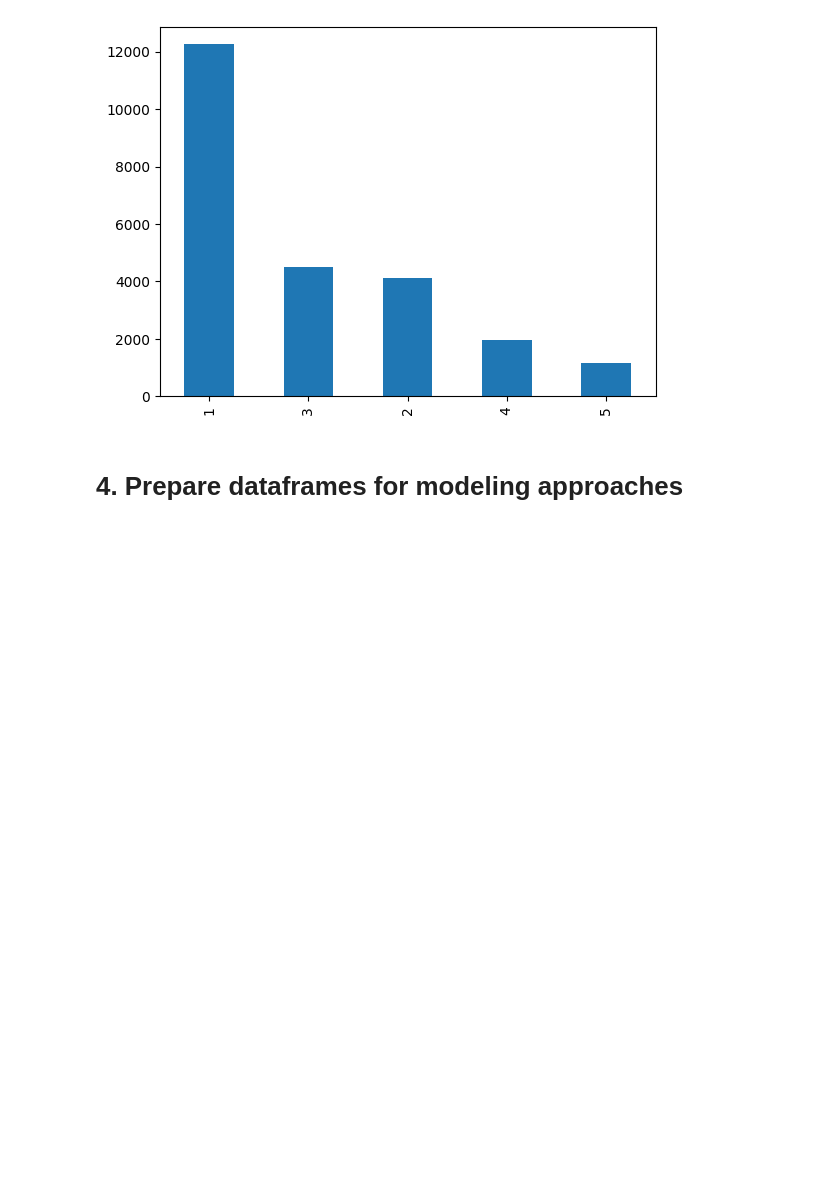
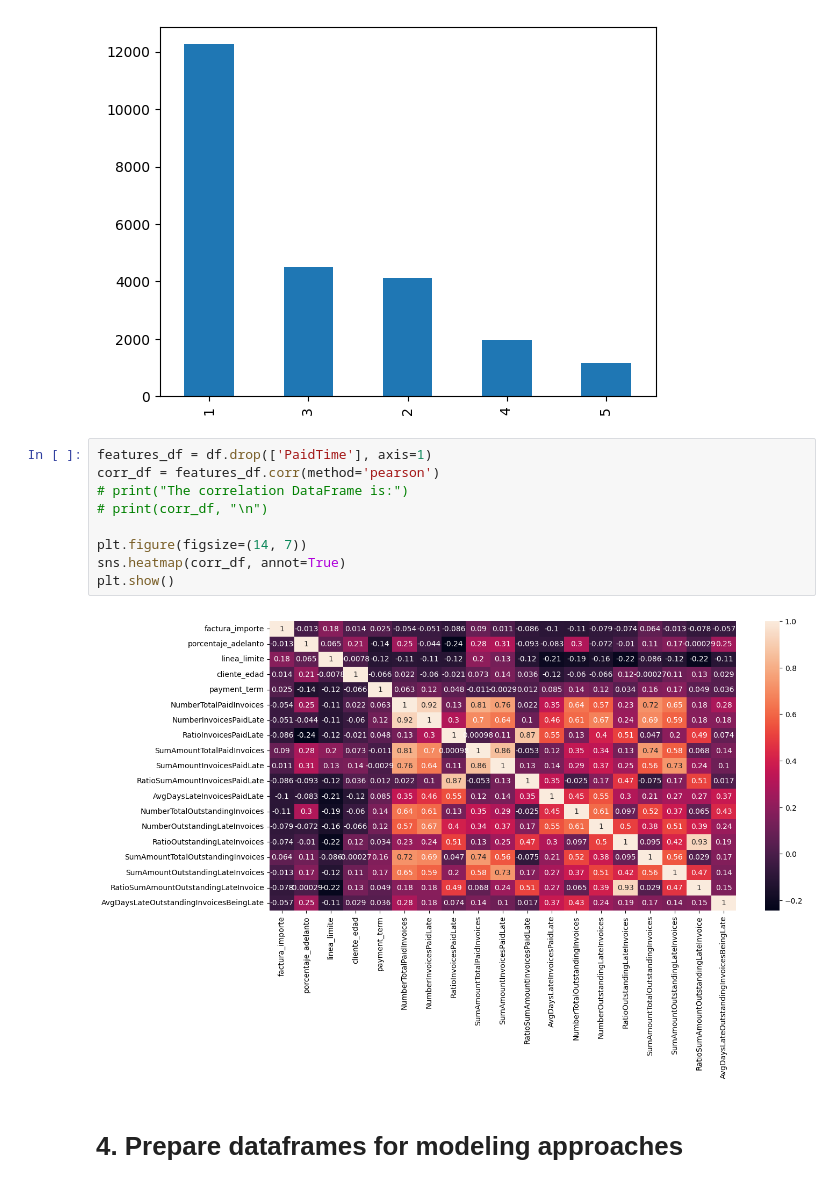
Before and after one commit to jrolopez20/blu-ml, a Jupyter notebook: 3- Modeling.ipynb, the cells around one changed output. Saved outputs shown, nothing was run; the diff lists cells and outputs as text; blank space fills up the shorter version.

Commit message:
Add correlation matrix

```diff
--- a/3- Modeling.ipynb
+++ b/3- Modeling.ipynb
@@ -127,6 +127,17 @@ print(df['PaidTime'].value_counts())
 5     1173
 Name: PaidTime, dtype: int64
 [figure]
+# %%
+features_df = df.drop(['PaidTime'], axis=1)
+corr_df = features_df.corr(method='pearson')
+# print("The correlation DataFrame is:")
+# print(corr_df, "\n")
+
+plt.figure(figsize=(14, 7))
+sns.heatmap(corr_df, annot=True)
+plt.show()
+# %% [output]
+[figure, added]
 # %% [markdown]
 # 4. Prepare dataframes for modeling approaches
 # %% [markdown]
```
Also changed, not shown: parts of 1 cell of this notebook.
